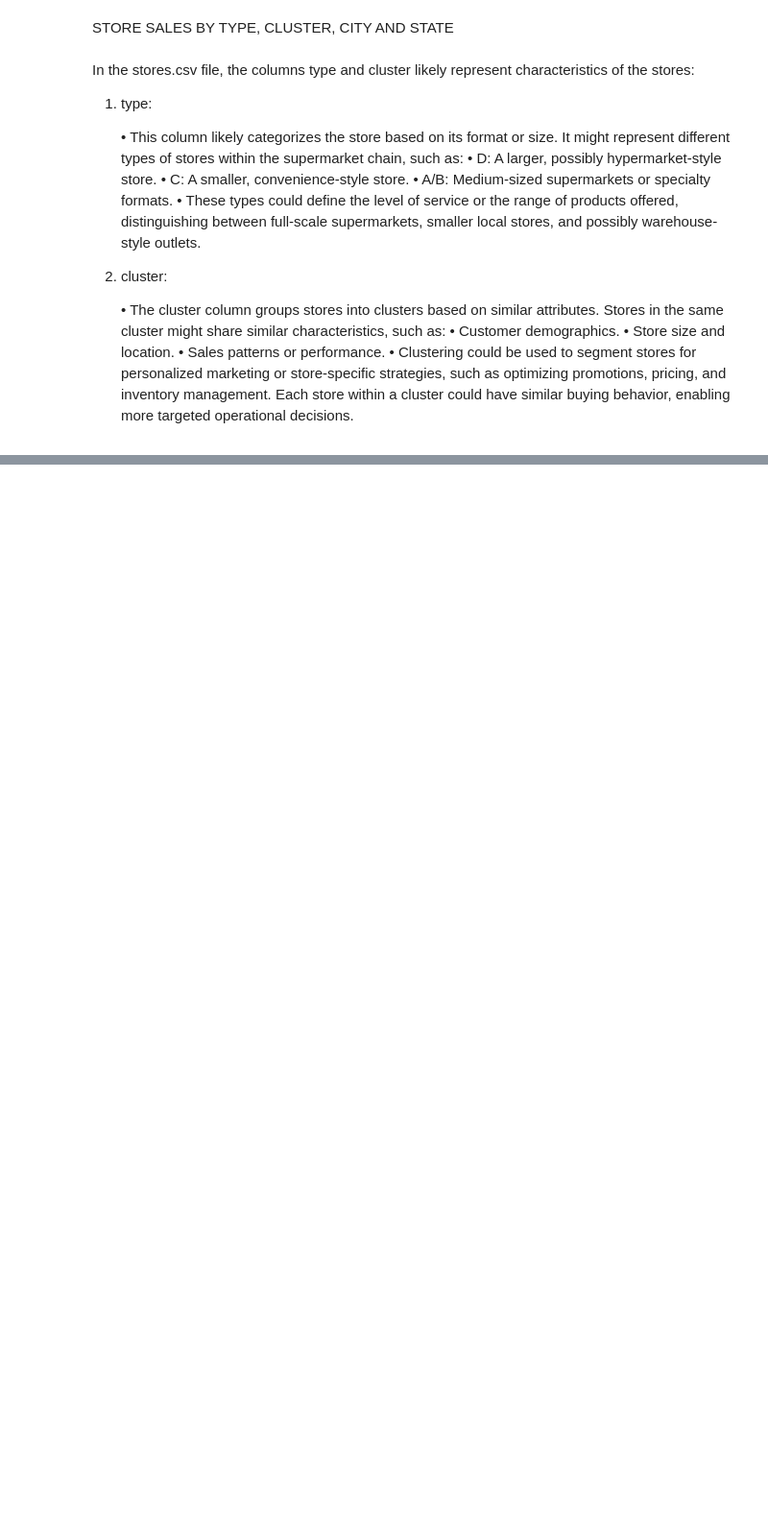
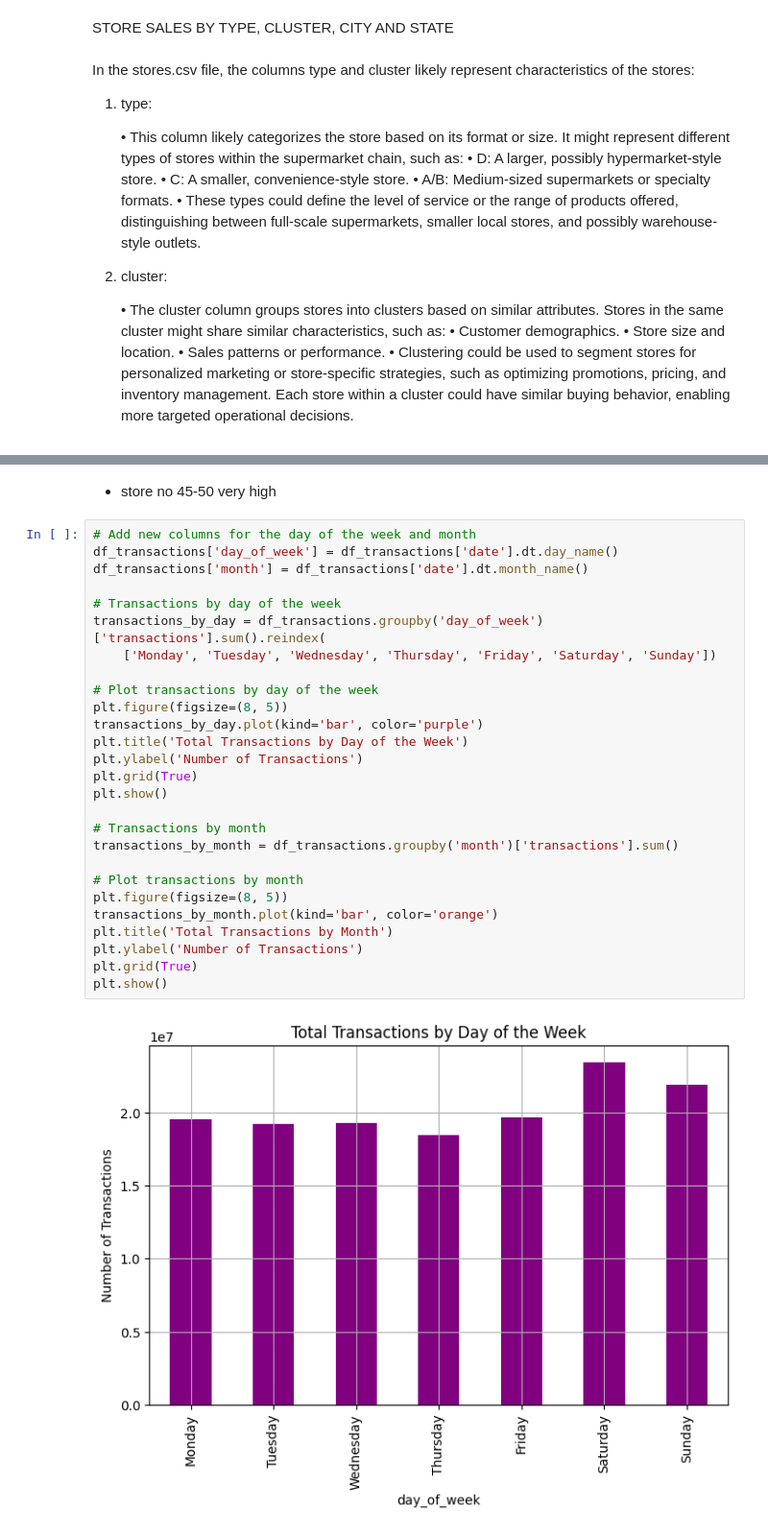
Before and after one commit to frederikerpenstein/capstone-project-sales-forecast, a Jupyter notebook: notebooks/01_Data_Load_EDA.ipynb, the cells around one changed output, grey strips where cells are left out. Shown at 96% size. Saved outputs shown, nothing was run; the diff lists cells and outputs as text; blank space fills up the shorter version.

```diff
--- a/notebooks/01_Data_Load_EDA.ipynb
+++ b/notebooks/01_Data_Load_EDA.ipynb
@@ -1311,0 +1382,31 @@ Average Sales by Store Cluster:
+# %% [markdown]
+* store no 45-50 very high
+# %%
+# Add new columns for the day of the week and month
+df_transactions['day_of_week'] = df_transactions['date'].dt.day_name()
+df_transactions['month'] = df_transactions['date'].dt.month_name()
+
+# Transactions by day of the week
+transactions_by_day = df_transactions.groupby('day_of_week')['transactions'].sum().reindex(
+    ['Monday', 'Tuesday', 'Wednesday', 'Thursday', 'Friday', 'Saturday', 'Sunday'])
+
+# Plot transactions by day of the week
+plt.figure(figsize=(8, 5))
+transactions_by_day.plot(kind='bar', color='purple')
+plt.title('Total Transactions by Day of the Week')
+plt.ylabel('Number of Transactions')
+plt.grid(True)
+plt.show()
+
+# Transactions by month
+transactions_by_month = df_transactions.groupby('month')['transactions'].sum()
+
+# Plot transactions by month
+plt.figure(figsize=(8, 5))
+transactions_by_month.plot(kind='bar', color='orange')
+plt.title('Total Transactions by Month')
+plt.ylabel('Number of Transactions')
+plt.grid(True)
+plt.show()
+# %% [output]
+[figure, added]
```
Also changed, not shown: parts of 21 cells of this notebook.
